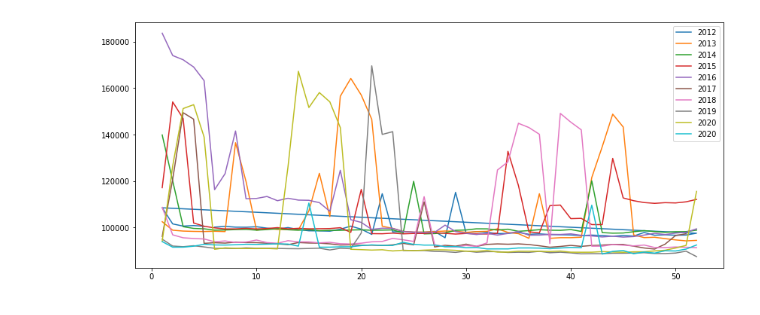
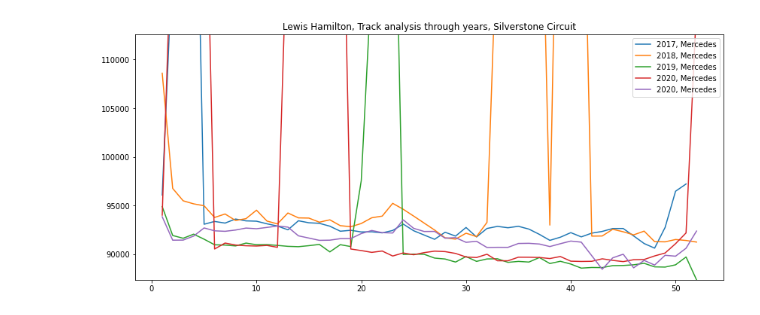
Before and after one commit to cnkndmr/formula1-data-analysis, a Jupyter notebook: src/03-driver_laptime_by_race.ipynb, the cells around one changed output. Cells and saved outputs as stored; diff of their text form; code cells hidden in the pictures.

Commit message:
single drivers track laptimes through years added

```diff
--- a/src/03-driver_laptime_by_race.ipynb
+++ b/src/03-driver_laptime_by_race.ipynb
@@ -14,18 +14,47 @@ drivers_df = pd.read_csv(zf.open('drivers.csv'))
 lap_times_df = pd.read_csv(zf.open('lap_times.csv'))
 races_df = pd.read_csv(zf.open('races.csv'))
 pit_stops_df = pd.read_csv(zf.open('pit_stops.csv'))
+constructors_df = pd.read_csv(zf.open('constructors.csv'))
+circuits_df = pd.read_csv(zf.open('circuits.csv'))
+pit_stops_df = pd.read_csv(zf.open('pit_stops.csv'))
-# %%
-driverId = 1
-circuitId = 9
-
-plt.figure(figsize=(14, 6))
-
-for raceId in races_df[races_df.circuitId == circuitId].iloc[-10:].raceId:
-    lap_times_df[lap_times_df.raceId == raceId]
-    plt.plot(lap_times_df[(lap_times_df.raceId == raceId) & (lap_times_df.driverId == driverId) & (lap_times_df.milliseconds < 200000)].lap,
-             lap_times_df[(lap_times_df.raceId == raceId) & (lap_times_df.driverId == driverId) & (lap_times_df.milliseconds < 200000)].milliseconds,
-             label = races_df[races_df.raceId == raceId]["year"].iloc[0])
-plt.legend()
-plt.show()
-# %% [output]
-[figure, removed]
+# %%
+circuitRef = 'silverstone'
+circuitId = circuits_df[circuits_df.circuitRef == circuitRef]['circuitId'].iloc[0]
+
+driverRef = 'hamilton'
+driverId = drivers_df[drivers_df.driverRef == driverRef]['driverId'].iloc[0]
+
+plt.figure(figsize=(14, 6))
+
+ms_max, ms_min = [], []
+
+for raceId in races_df[races_df.circuitId == circuitId].sort_values("year").raceId.iloc[-5:]:
+    race_df = lap_times_df[(lap_times_df.raceId == raceId) & (lap_times_df.driverId == driverId)].copy()
+
+    pit_stop_df = pit_stops_df[(pit_stops_df.raceId == raceId) & (pit_stops_df.driverId == driverId)]
+
+    for lap in pit_stop_df.lap:
+        race_df.loc[race_df.lap == lap + 1,'milliseconds'] = np.nan
+        mean_value = race_df.loc[race_df.lap.isin([lap, lap + 1, lap + 2])].milliseconds.mean()
+        race_df.loc[race_df.lap == lap + 1,'milliseconds'] = mean_value
+
+    ms_max.append(race_df.milliseconds.max())
+    ms_min.append(race_df.milliseconds.min())
+
+    race_year = str(races_df[races_df.raceId == raceId].year.iloc[0])
+    constructorId = results_df[(results_df.raceId == raceId) & (results_df.driverId == driverId)].constructorId.iloc[0]
+    constructor_name = constructors_df[constructors_df.constructorId == constructorId].name.iloc[0]
+    label = race_year + ', ' + constructor_name
+    plt.plot(race_df.lap,
+             race_df.milliseconds,
+             label = label)
+
+plt.ylim(pd.DataFrame(ms_min).min().iloc[0], 1.2 * pd.DataFrame(ms_max).min().iloc[0])
+plt.legend()
+driver_forename = drivers_df[drivers_df.driverRef == driverRef].forename.iloc[0]
+driver_surname = drivers_df[drivers_df.driverRef == driverRef].surname.iloc[0]
+circuit_name = circuits_df[circuits_df.circuitRef == circuitRef].name.iloc[0]
+plt.title(driver_forename + ' ' + driver_surname + ', Track analysis through years, ' + circuit_name)
+plt.show()
+# %% [output]
+[figure, added]
```
